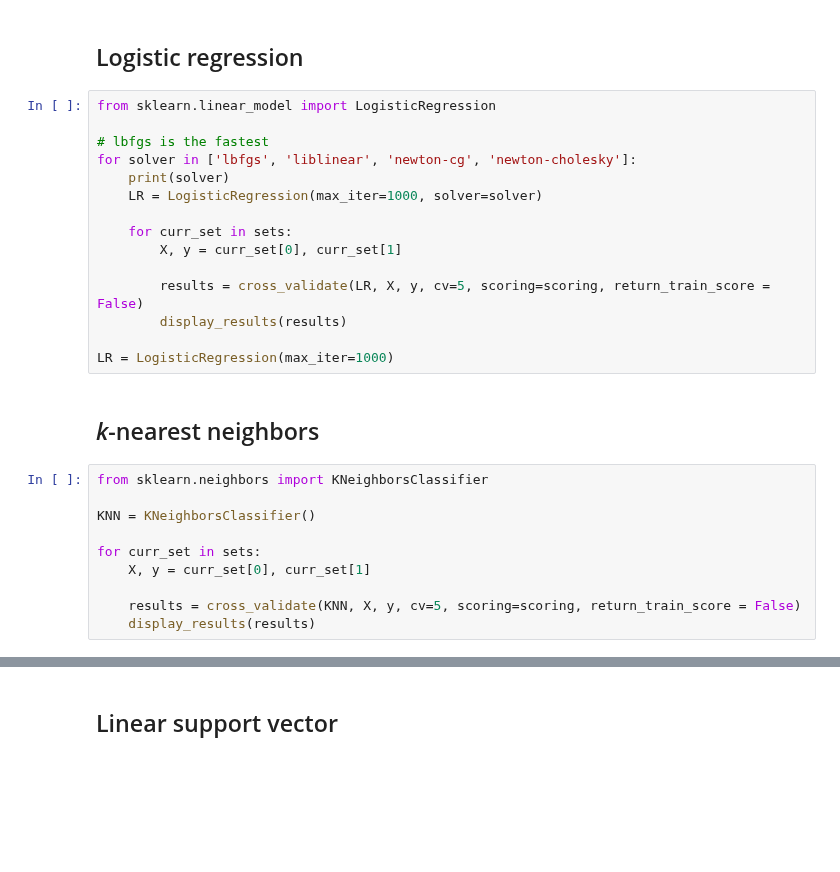
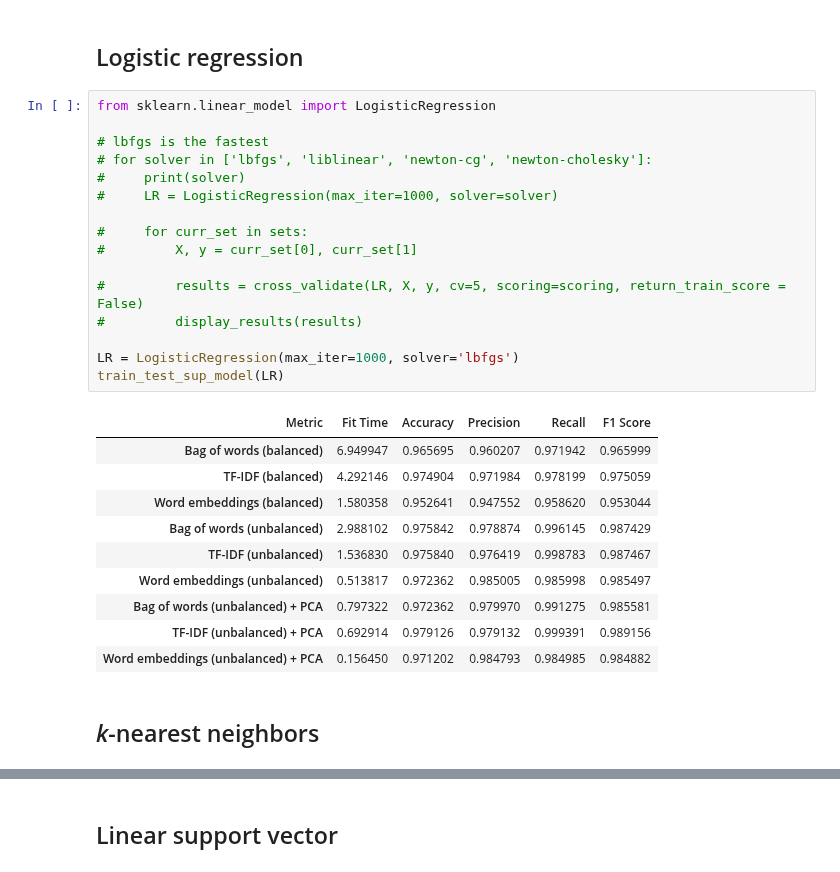
Before and after one commit to phoenixday/ml-algorithms, a Jupyter notebook: spam-ham-emails.ipynb, the cells around one changed output, grey strips where cells are left out. Drawn from its saved outputs; the diff is of its cells as text; blank space fills up the shorter version.

```diff
--- a/spam-ham-emails.ipynb
+++ b/spam-ham-emails.ipynb
@@ -470,27 +412,29 @@ for curr_set in sets:
 # %%
 from sklearn.linear_model import LogisticRegression
 
 # lbfgs is the fastest
-for solver in ['lbfgs', 'liblinear', 'newton-cg', 'newton-cholesky']:
-    print(solver)
-    LR = LogisticRegression(max_iter=1000, solver=solver)
+# for solver in ['lbfgs', 'liblinear', 'newton-cg', 'newton-cholesky']:
+#     print(solver)
+#     LR = LogisticRegression(max_iter=1000, solver=solver)
 
-    for curr_set in sets:
-        X, y = curr_set[0], curr_set[1]
+#     for curr_set in sets:
+#         X, y = curr_set[0], curr_set[1]
 
-        results = cross_validate(LR, X, y, cv=5, scoring=scoring, return_train_score = False)
-        display_results(results)
+#         results = cross_validate(LR, X, y, cv=5, scoring=scoring, return_train_score = False)
+#         display_results(results)
 
-LR = LogisticRegression(max_iter=1000)
+LR = LogisticRegression(max_iter=1000, solver='lbfgs')
+train_test_sup_model(LR)
+# %% [output]
+| Metric | Fit Time | Accuracy | Precision | Recall | F1 Score |
+| Bag of words (balanced) | 6.949947 | 0.965695 | 0.960207 | 0.971942 | 0.965999 |
+| TF-IDF (balanced) | 4.292146 | 0.974904 | 0.971984 | 0.978199 | 0.975059 |
+| Word embeddings (balanced) | 1.580358 | 0.952641 | 0.947552 | 0.958620 | 0.953044 |
+| Bag of words (unbalanced) | 2.988102 | 0.975842 | 0.978874 | 0.996145 | 0.987429 |
+| TF-IDF (unbalanced) | 1.536830 | 0.975840 | 0.976419 | 0.998783 | 0.987467 |
+| Word embeddings (unbalanced) | 0.513817 | 0.972362 | 0.985005 | 0.985998 | 0.985497 |
+| Bag of words (unbalanced) + PCA | 0.797322 | 0.972362 | 0.979970 | 0.991275 | 0.985581 |
+| TF-IDF (unbalanced) + PCA | 0.692914 | 0.979126 | 0.979132 | 0.999391 | 0.989156 |
+| Word embeddings (unbalanced) + PCA | 0.156450 | 0.971202 | 0.984793 | 0.984985 | 0.984882 |
 # %% [markdown]
 ## *k*-nearest neighbors
-# %%
-from sklearn.neighbors import KNeighborsClassifier
-
-KNN = KNeighborsClassifier()
-
-for curr_set in sets:
-    X, y = curr_set[0], curr_set[1]
-
-    results = cross_validate(KNN, X, y, cv=5, scoring=scoring, return_train_score = False)
-    display_results(results)
```
Also changed, not shown: parts of 42 cells of this notebook.
